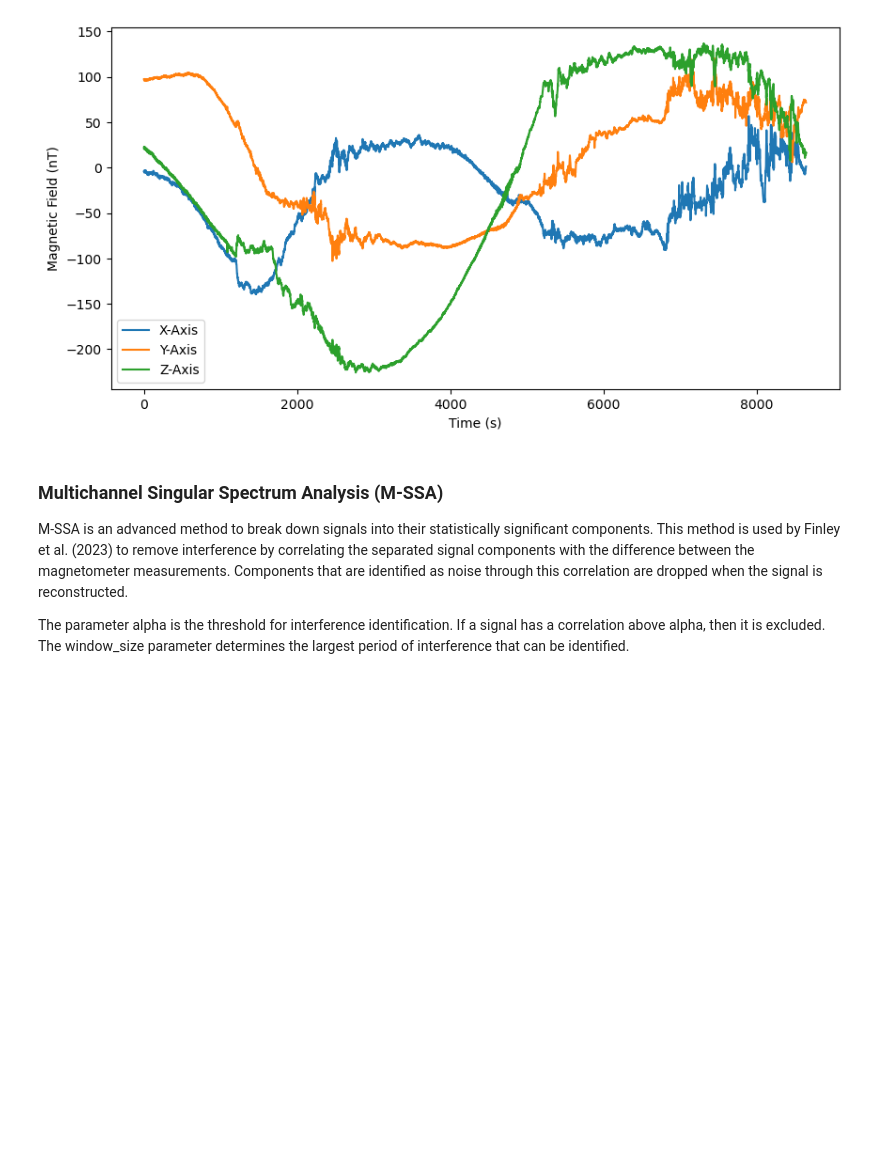
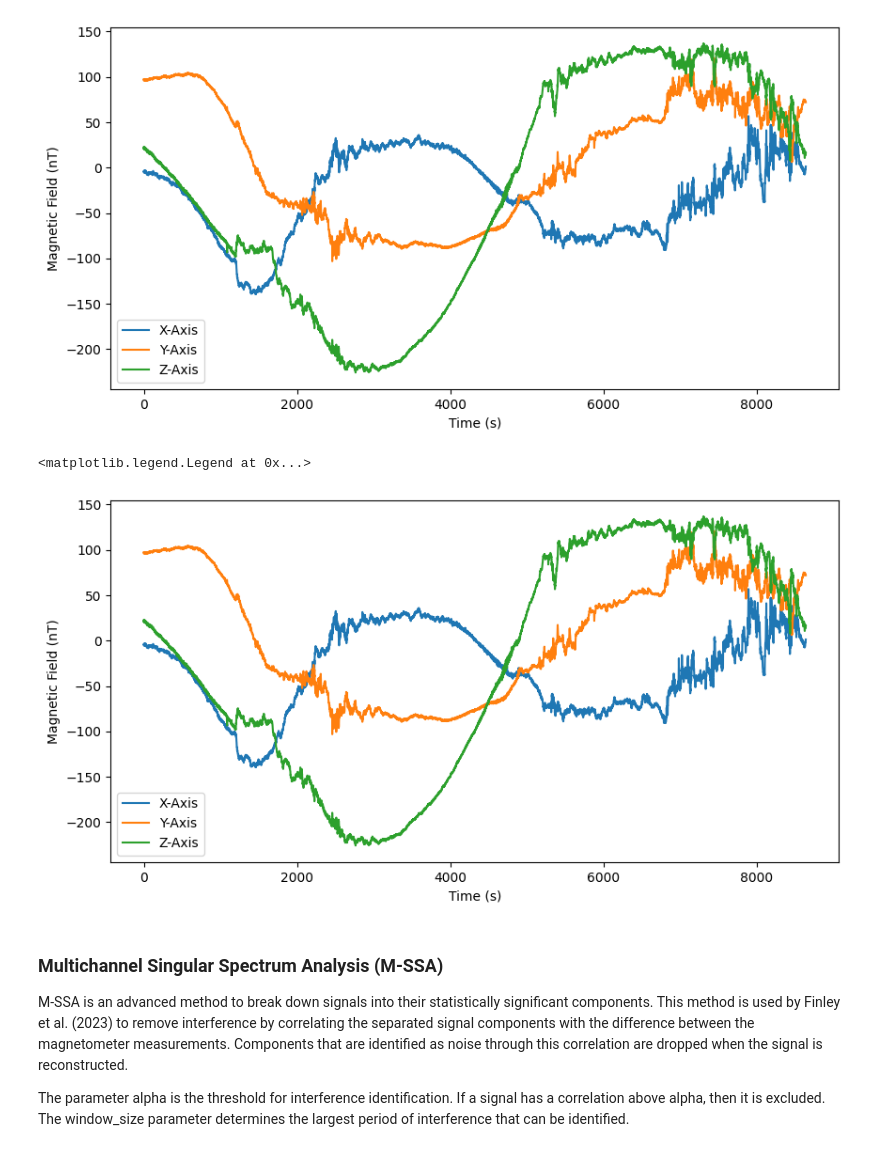
Before and after one commit to aphoffmann/MAGPRIME, a Jupyter notebook: magprime/examples/tutorial.ipynb, the cells around one changed output. Drawn from its saved outputs; the diff is of its cells as text; code cells hidden in the pictures; blank space fills up the shorter version.

Commit message:
Testing New Filterbank

```diff
--- a/magprime/examples/tutorial.ipynb
+++ b/magprime/examples/tutorial.ipynb
@@ -220,6 +236,34 @@ plt.legend()
 # %% [output]
 <matplotlib.legend.Legend at 0x...>
 [figure]
+# %%
+from magprime.algorithms import WAICUP
+from invertiblewavelets import DyadicFilterBank, Morlet
+
+fb = DyadicFilterBank(
+    wavelet=Morlet(1,10),
+    fs=0.1, N=2*8640,
+    real=True,
+    dj = 1/8,
+    s_max=500,
+    compensation=False)
+
+WAICUP.filterbank = fb
+
+"Clean the data"
+B_waicup = WAICUP.clean(np.copy(B))
+
+"Plot the data"
+plt.figure(figsize=(10, 5))
+plt.plot(B_waicup[0], label="X-Axis")
+plt.plot(B_waicup[1], label="Y-Axis")
+plt.plot(B_waicup[2], label="Z-Axis")
+plt.xlabel("Time (s)")
+plt.ylabel("Magnetic Field (nT)")
+plt.legend()
+# %% [output]
+<matplotlib.legend.Legend at 0x...>
+[figure, added]
 # %% [markdown]
 ### Multichannel Singular Spectrum Analysis (M-SSA)
 M-SSA is an advanced method to break down signals into their statistically significant components. This method is used by Finley et al. (2023) to remove interference by correlating the separated signal components with the difference between the magnetometer measurements. Components that are identified as noise through this correlation are dropped when the signal is reconstructed.
```
Also changed, not shown: parts of 1 cell of this notebook, 2 other files.
